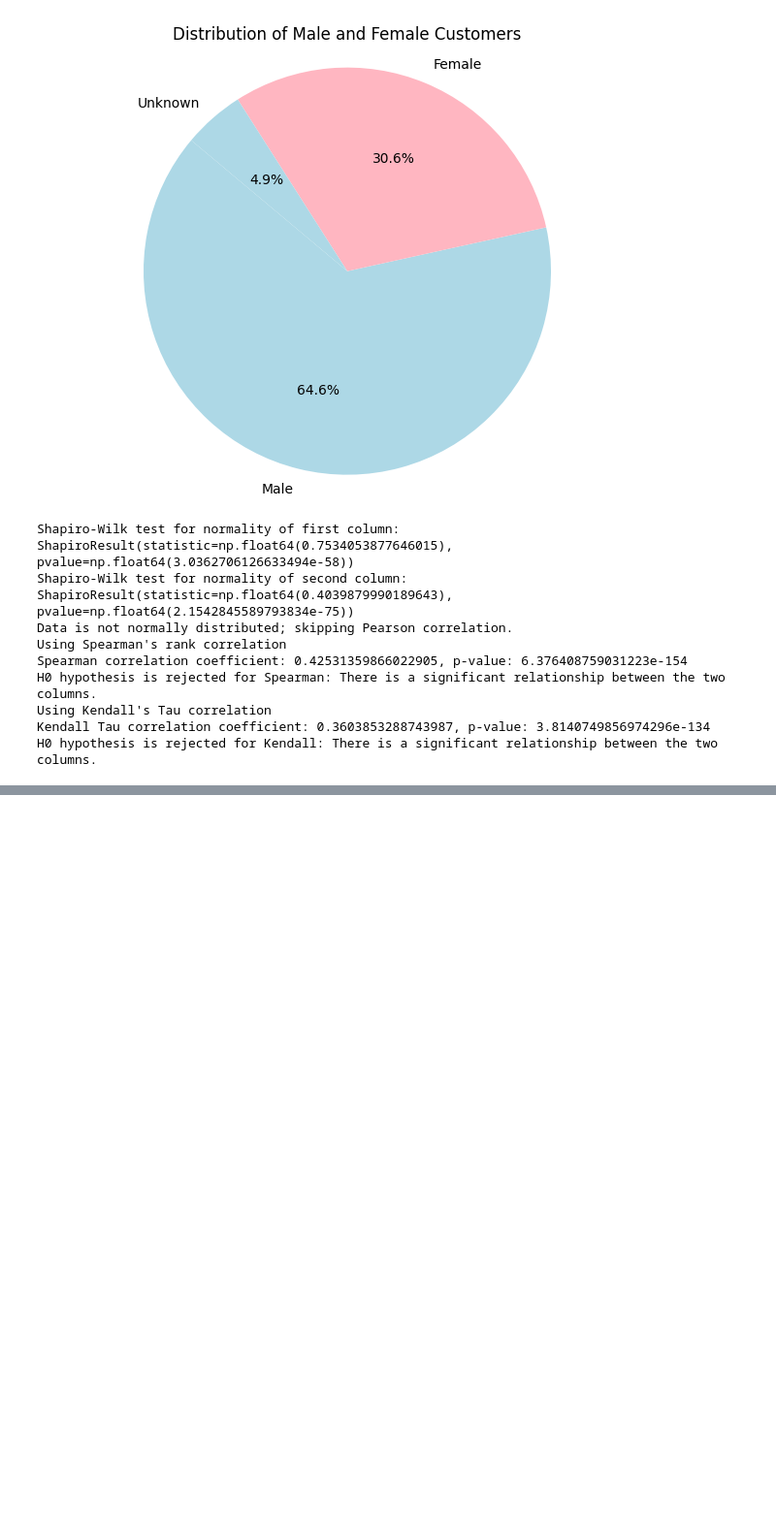
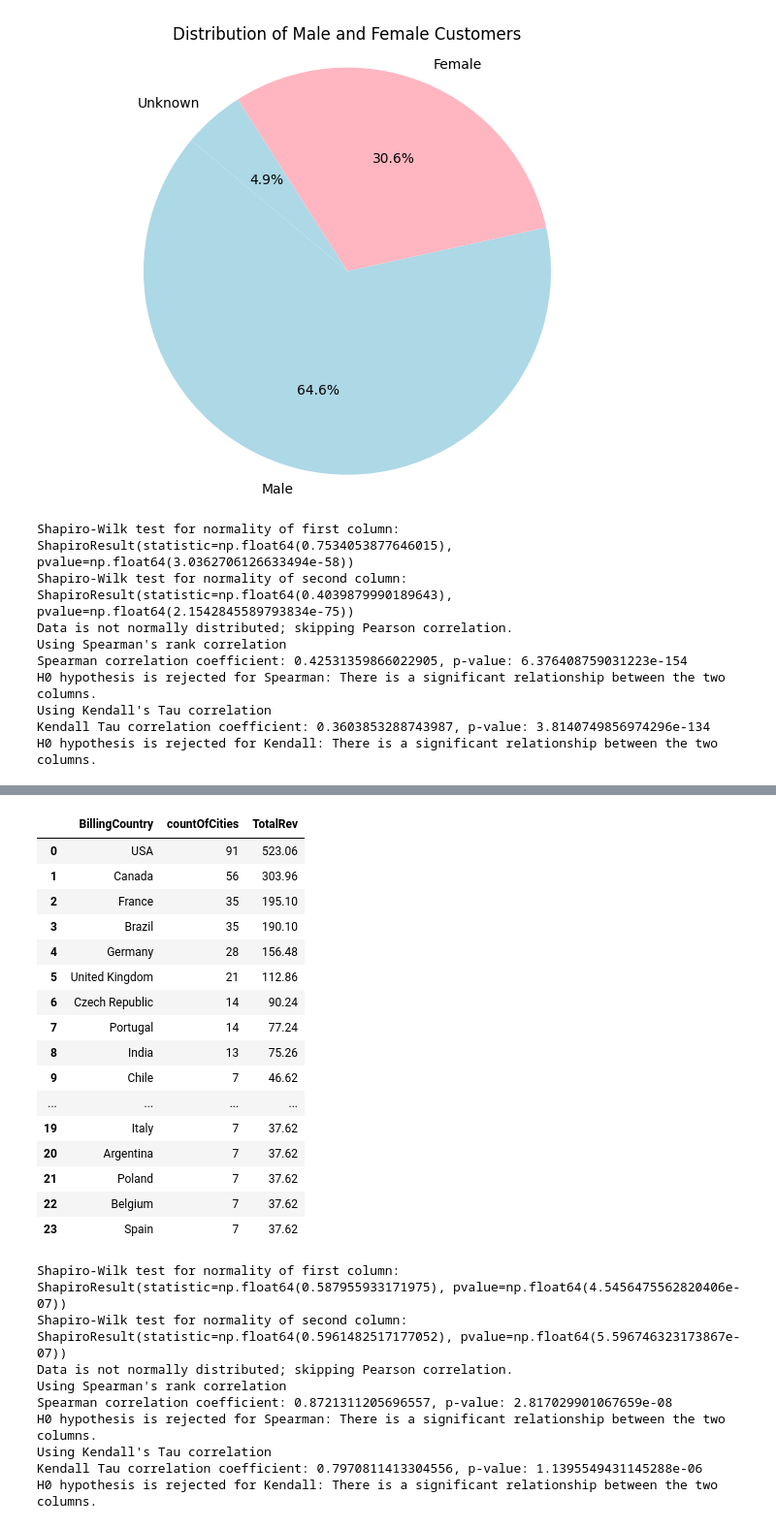
Before and after one commit to SobhanSalarian/MusicStore, a Jupyter notebook: notebooks/AnalyzingTheData.ipynb, the cells around one changed output, grey strips where cells are left out. Shown at 97% size. Drawn from its saved outputs; the diff is of its cells as text; code cells hidden in the pictures; blank space fills up the shorter version.

```diff
--- a/notebooks/AnalyzingTheData.ipynb
+++ b/notebooks/AnalyzingTheData.ipynb
@@ -509,0 +542,31 @@ H0 hypothesis is rejected for Kendall: There is a significant relationship betwe
+# %%
+groupedCountriesWithCities = d.invoice.groupby('BillingCountry').agg(countOfCities = ('BillingCity' , 'count') , TotalRev = ('Total' , 'sum')).sort_values(by='TotalRev' ,ascending= False).reset_index()
+display(groupedCountriesWithCities)
+check_independence(groupedCountriesWithCities['countOfCities'], groupedCountriesWithCities['TotalRev'])
+# %% [output]
+|  | BillingCountry | countOfCities | TotalRev |
+| 0 | USA | 91 | 523.06 |
+| 1 | Canada | 56 | 303.96 |
+| 2 | France | 35 | 195.10 |
+| 3 | Brazil | 35 | 190.10 |
+| 4 | Germany | 28 | 156.48 |
+| 5 | United Kingdom | 21 | 112.86 |
+| 6 | Czech Republic | 14 | 90.24 |
+| 7 | Portugal | 14 | 77.24 |
+| 8 | India | 13 | 75.26 |
+| 9 | Chile | 7 | 46.62 |
+| ... | ... | ... | ... |
+| 19 | Italy | 7 | 37.62 |
+| 20 | Argentina | 7 | 37.62 |
+| 21 | Poland | 7 | 37.62 |
+| 22 | Belgium | 7 | 37.62 |
+| 23 | Spain | 7 | 37.62 |
+Shapiro-Wilk test for normality of first column: ShapiroResult(statistic=np.float64(0.587955933171975), pvalue=np.float64(4.5456475562820406e-07))
+Shapiro-Wilk test for normality of second column: ShapiroResult(statistic=np.float64(0.5961482517177052), pvalue=np.float64(5.596746323173867e-07))
+Data is not normally distributed; skipping Pearson correlation.
+Using Spearman's rank correlation
+Spearman correlation coefficient: 0.8721311205696557, p-value: 2.817029901067659e-08
+H0 hypothesis is rejected for Spearman: There is a significant relationship between the two columns.
+Using Kendall's Tau correlation
+Kendall Tau correlation coefficient: 0.7970811413304556, p-value: 1.1395549431145288e-06
+H0 hypothesis is rejected for Kendall: There is a significant relationship between the two columns.
```
Also changed, not shown: parts of 4 cells of this notebook.
